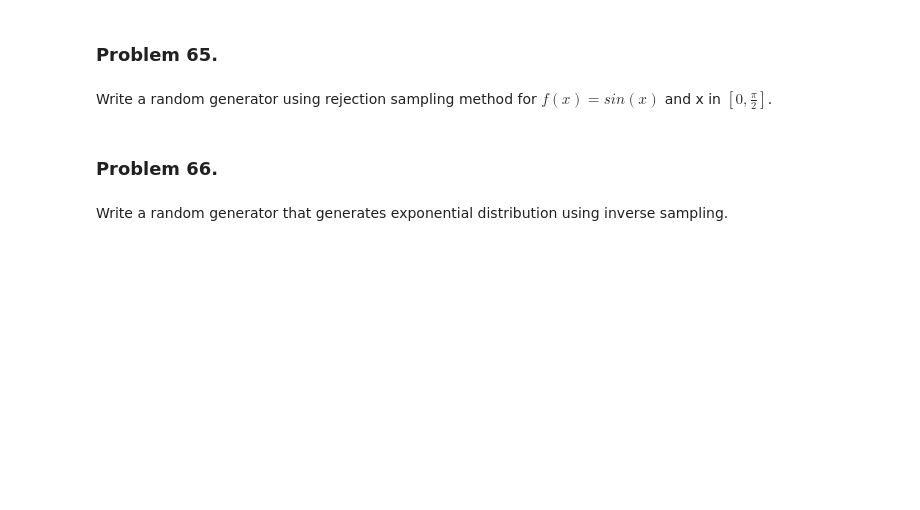
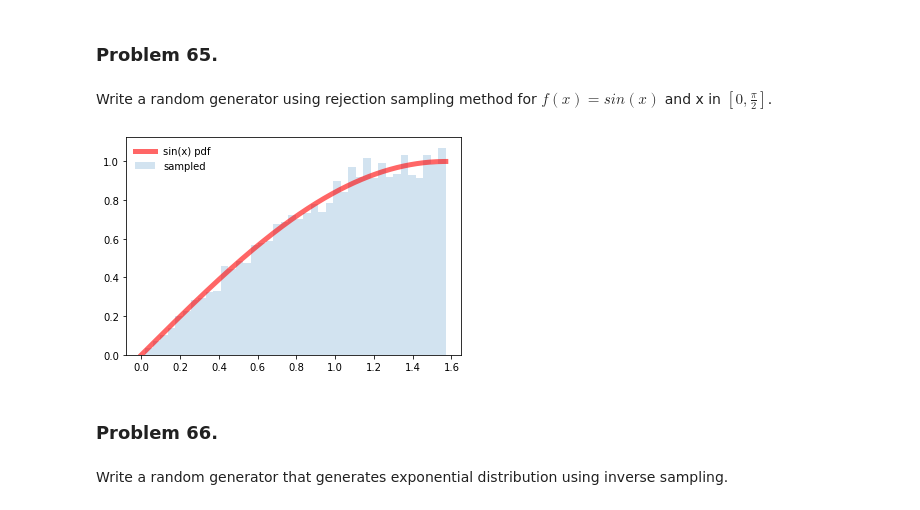
Before and after one commit to kmiec96/Modern-data-science, a Jupyter notebook: ML2021_set8.ipynb, the cells around one changed output. Cells and saved outputs as stored; diff of their text form; code cells hidden in the pictures; blank space fills up the shorter version.

```diff
--- a/ML2021_set8.ipynb
+++ b/ML2021_set8.ipynb
@@ -306,6 +357,38 @@ We can see that the form of equetion (5) is independent of the number of dimensi
 ### Problem 65.
 # %% [markdown]
 Write a random generator using rejection sampling method for $f(x) = sin (x)$ and x in $\left[0,\frac{\pi}{2}\right]$.
+# %%
+def toy_dist(x):
+    return np.sin(x)
+
+x = np.linspace(0,mt.pi/2,1000)
+
+
+def accept_rejection_sampling(dist, size = 1):
+    naccept=0
+    ymax=np.max(dist)
+    samples=[]
+
+    while naccept<size:
+        x=np.random.uniform(0,mt.pi/2)
+        y=np.random.uniform(0,ymax)
+        if y<toy_dist(x):
+            samples.append(x)
+            naccept=naccept+1
+    samples=np.array(samples)
+
+    return samples
+
+
+samples = accept_rejection_sampling(toy_dist(x), size = 10000)
+
+fig, ax = plt.subplots(1, 1)
+ax.plot(x, toy_dist(x), 'r-', lw=5, alpha=0.6, label='sin(x) pdf')
+ax.hist(samples, density=True, histtype='stepfilled', alpha=0.2, bins = 40, label = "sampled")
+ax.legend(loc='best', frameon=False)
+plt.show()
+# %% [output]
+[figure, added]
 # %% [markdown]
 ### Problem 66.
 # %% [markdown]
```
Also changed, not shown: parts of 3 cells of this notebook.
